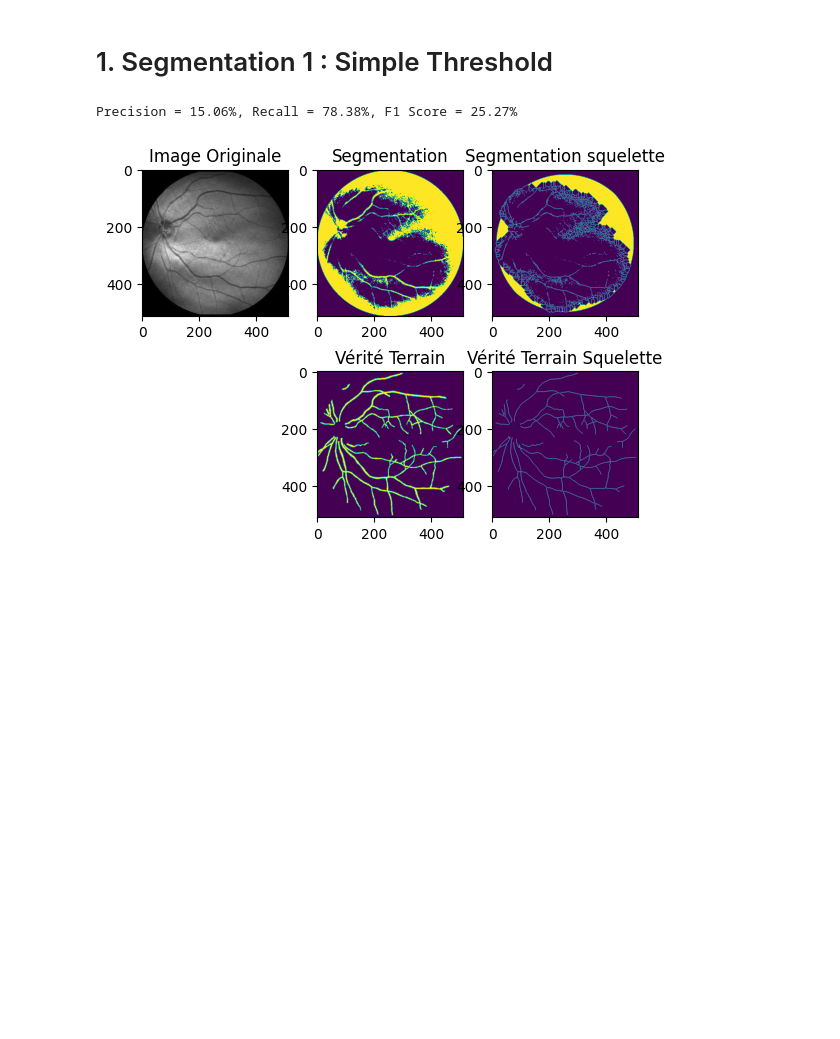
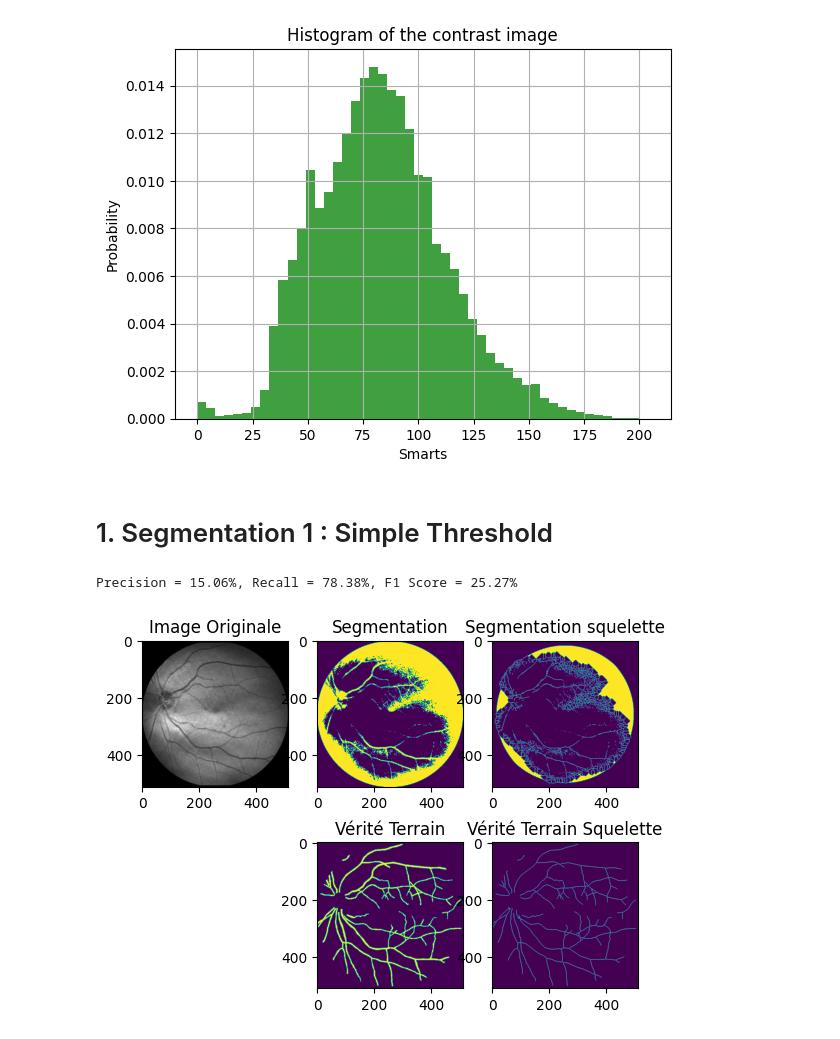
Before and after one commit to olivier-lapabe/Computer_Vision_SLO_Segmentation, a Jupyter notebook: Segmentation_Experiments.ipynb, the cells around one changed output. Saved outputs shown, nothing was run; the diff lists cells and outputs as text; code cells hidden in the pictures; blank space fills up the shorter version.

Commit message:
'[develop]: adding histogram of image'

```diff
--- a/Segmentation_Experiments.ipynb
+++ b/Segmentation_Experiments.ipynb
@@ -11,6 +18,20 @@ from skimage import data, filters
 from matplotlib import pyplot as plt
 
 from script_tp2 import *
+# %%
+img =  np.asarray(Image.open(f'./images_IOSTAR/star01_OSC.jpg')).astype(np.uint8)
+img_mask = masking(img)
+img_w_mask = img[img_mask == 1]
+plt.hist(img_w_mask.ravel(), 50, density=True, facecolor='g', alpha=0.75)
+
+
+plt.xlabel('Smarts')
+plt.ylabel('Probability')
+plt.title('Histogram of the contrast image')
+plt.grid(True)
+plt.show()
+# %% [output]
+[figure, added]
 # %% [markdown]
 # 1. Segmentation 1 : Simple Threshold
 # %%
```
Also changed, not shown: parts of 3 cells of this notebook, 1 other file.
